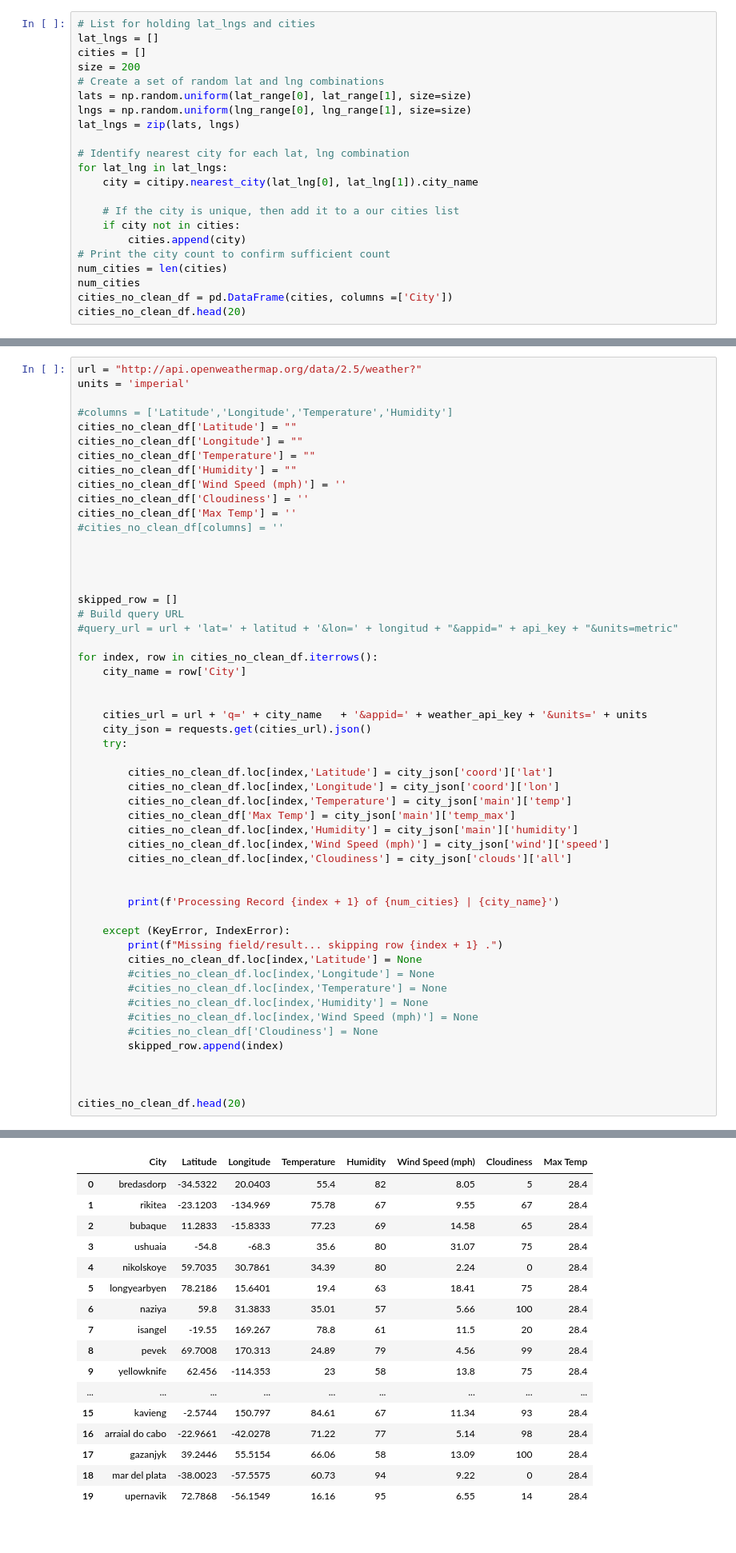
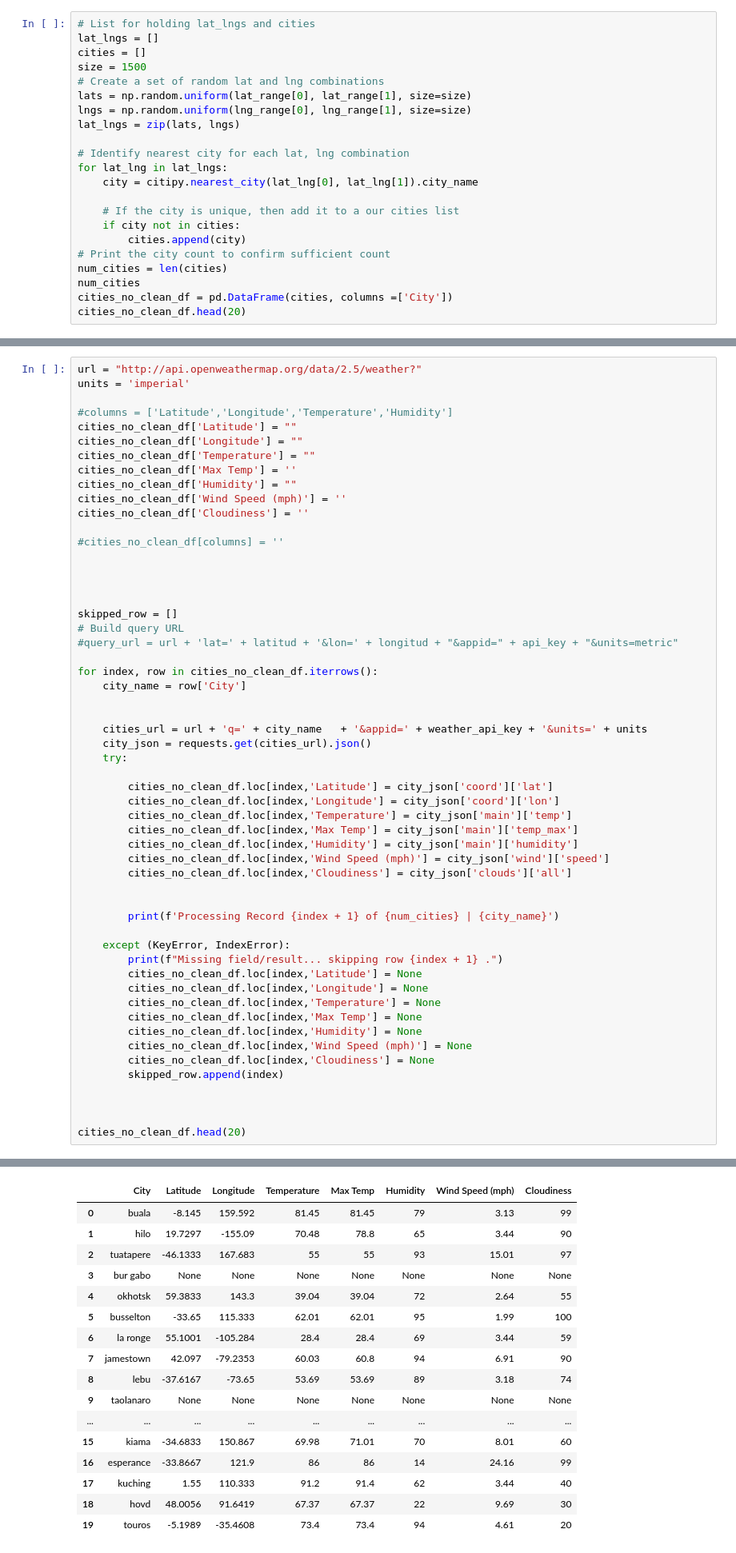
Before and after one commit to veraroberto/python-api-challenge, a Jupyter notebook: WeatherPy_starter_code.ipynb, the cells around one changed output, grey strips where cells are left out. Shown: that part at 80% size. Saved outputs shown, nothing was run; the diff lists cells and outputs as text.

```diff
--- a/WeatherPy_starter_code.ipynb
+++ b/WeatherPy_starter_code.ipynb
@@ -32,7 +32,7 @@ lng_range = (-180, 180)
 # List for holding lat_lngs and cities
 lat_lngs = []
 cities = []
-size = 200
+size = 1500
 # Create a set of random lat and lng combinations
 lats = np.random.uniform(lat_range[0], lat_range[1], size=size)
 lngs = np.random.uniform(lng_range[0], lng_range[1], size=size)
@@ -80,10 +80,11 @@ units = 'imperial'
 cities_no_clean_df['Latitude'] = ""
 cities_no_clean_df['Longitude'] = ""
 cities_no_clean_df['Temperature'] = ""
+cities_no_clean_df['Max Temp'] = ''
 cities_no_clean_df['Humidity'] = ""
 cities_no_clean_df['Wind Speed (mph)'] = ''
 cities_no_clean_df['Cloudiness'] = ''
-cities_no_clean_df['Max Temp'] = ''
+
 #cities_no_clean_df[columns] = ''
 
 
@@ -104,7 +105,7 @@ for index, row in cities_no_clean_df.iterrows():
         cities_no_clean_df.loc[index,'Latitude'] = city_json['coord']['lat']
         cities_no_clean_df.loc[index,'Longitude'] = city_json['coord']['lon']
         cities_no_clean_df.loc[index,'Temperature'] = city_json['main']['temp']
-        cities_no_clean_df['Max Temp'] = city_json['main']['temp_max']
+        cities_no_clean_df.loc[index,'Max Temp'] = city_json['main']['temp_max']
         cities_no_clean_df.loc[index,'Humidity'] = city_json['main']['humidity']
         cities_no_clean_df.loc[index,'Wind Speed (mph)'] = city_json['wind']['speed']
         cities_no_clean_df.loc[index,'Cloudiness'] = city_json['clouds']['all']
@@ -115,11 +116,12 @@ for index, row in cities_no_clean_df.iterrows():
     except (KeyError, IndexError):
         print(f"Missing field/result... skipping row {index + 1} .")
         cities_no_clean_df.loc[index,'Latitude'] = None
-        #cities_no_clean_df.loc[index,'Longitude'] = None
-        #cities_no_clean_df.loc[index,'Temperature'] = None
-        #cities_no_clean_df.loc[index,'Humidity'] = None
-        #cities_no_clean_df.loc[index,'Wind Speed (mph)'] = None
-        #cities_no_clean_df['Cloudiness'] = None
+        cities_no_clean_df.loc[index,'Longitude'] = None
+        cities_no_clean_df.loc[index,'Temperature'] = None
+        cities_no_clean_df.loc[index,'Max Temp'] = None
+        cities_no_clean_df.loc[index,'Humidity'] = None
+        cities_no_clean_df.loc[index,'Wind Speed (mph)'] = None
+        cities_no_clean_df.loc[index,'Cloudiness'] = None
         skipped_row.append(index)
 
 
@@ -146,20 +148,20 @@ Processing Record 142 of 142 | kajaani
-|  | City | Latitude | Longitude | Temperature | Humidity | Wind Speed (mph) | Cloudiness | Max Temp |
-| 0 | bredasdorp | -34.5322 | 20.0403 | 55.4 | 82 | 8.05 | 5 | 28.4 |
-| 1 | rikitea | -23.1203 | -134.969 | 75.78 | 67 | 9.55 | 67 | 28.4 |
-| 2 | bubaque | 11.2833 | -15.8333 | 77.23 | 69 | 14.58 | 65 | 28.4 |
-| 3 | ushuaia | -54.8 | -68.3 | 35.6 | 80 | 31.07 | 75 | 28.4 |
-| 4 | nikolskoye | 59.7035 | 30.7861 | 34.39 | 80 | 2.24 | 0 | 28.4 |
-| 5 | longyearbyen | 78.2186 | 15.6401 | 19.4 | 63 | 18.41 | 75 | 28.4 |
-| 6 | naziya | 59.8 | 31.3833 | 35.01 | 57 | 5.66 | 100 | 28.4 |
-| 7 | isangel | -19.55 | 169.267 | 78.8 | 61 | 11.5 | 20 | 28.4 |
-| 8 | pevek | 69.7008 | 170.313 | 24.89 | 79 | 4.56 | 99 | 28.4 |
-| 9 | yellowknife | 62.456 | -114.353 | 23 | 58 | 13.8 | 75 | 28.4 |
+|  | City | Latitude | Longitude | Temperature | Max Temp | Humidity | Wind Speed (mph) | Cloudiness |
+| 0 | buala | -8.145 | 159.592 | 81.45 | 81.45 | 79 | 3.13 | 99 |
+| 1 | hilo | 19.7297 | -155.09 | 70.48 | 78.8 | 65 | 3.44 | 90 |
+| 2 | tuatapere | -46.1333 | 167.683 | 55 | 55 | 93 | 15.01 | 97 |
+| 3 | bur gabo | None | None | None | None | None | None | None |
+| 4 | okhotsk | 59.3833 | 143.3 | 39.04 | 39.04 | 72 | 2.64 | 55 |
+| 5 | busselton | -33.65 | 115.333 | 62.01 | 62.01 | 95 | 1.99 | 100 |
+| 6 | la ronge | 55.1001 | -105.284 | 28.4 | 28.4 | 69 | 3.44 | 59 |
+| 7 | jamestown | 42.097 | -79.2353 | 60.03 | 60.8 | 94 | 6.91 | 90 |
+| 8 | lebu | -37.6167 | -73.65 | 53.69 | 53.69 | 89 | 3.18 | 74 |
+| 9 | taolanaro | None | None | None | None | None | None | None |
 | ... | ... | ... | ... | ... | ... | ... | ... | ... |
-| 15 | kavieng | -2.5744 | 150.797 | 84.61 | 67 | 11.34 | 93 | 28.4 |
-| 16 | arraial do cabo | -22.9661 | -42.0278 | 71.22 | 77 | 5.14 | 98 | 28.4 |
-| 17 | gazanjyk | 39.2446 | 55.5154 | 66.06 | 58 | 13.09 | 100 | 28.4 |
-| 18 | mar del plata | -38.0023 | -57.5575 | 60.73 | 94 | 9.22 | 0 | 28.4 |
-| 19 | upernavik | 72.7868 | -56.1549 | 16.16 | 95 | 6.55 | 14 | 28.4 |
+| 15 | kiama | -34.6833 | 150.867 | 69.98 | 71.01 | 70 | 8.01 | 60 |
+| 16 | esperance | -33.8667 | 121.9 | 86 | 86 | 14 | 24.16 | 99 |
+| 17 | kuching | 1.55 | 110.333 | 91.2 | 91.4 | 62 | 3.44 | 40 |
+| 18 | hovd | 48.0056 | 91.6419 | 67.37 | 67.37 | 22 | 9.69 | 30 |
+| 19 | touros | -5.1989 | -35.4608 | 73.4 | 73.4 | 94 | 4.61 | 20 |
 # %%
 cities_url = url + 'q=' + 'puerto ayora'   + '&appid=' + weather_api_key + '&units=' + units
 
```
Also changed, not shown: parts of 13 cells of this notebook, 2 other files.
